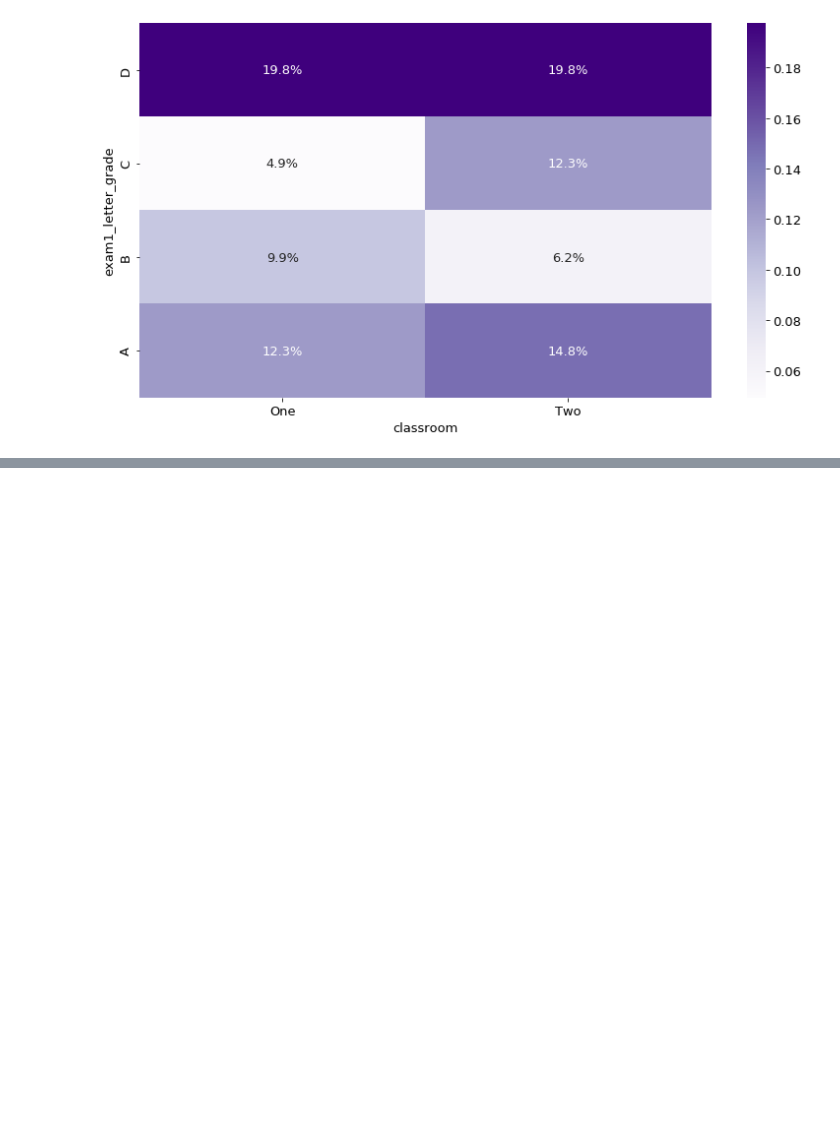
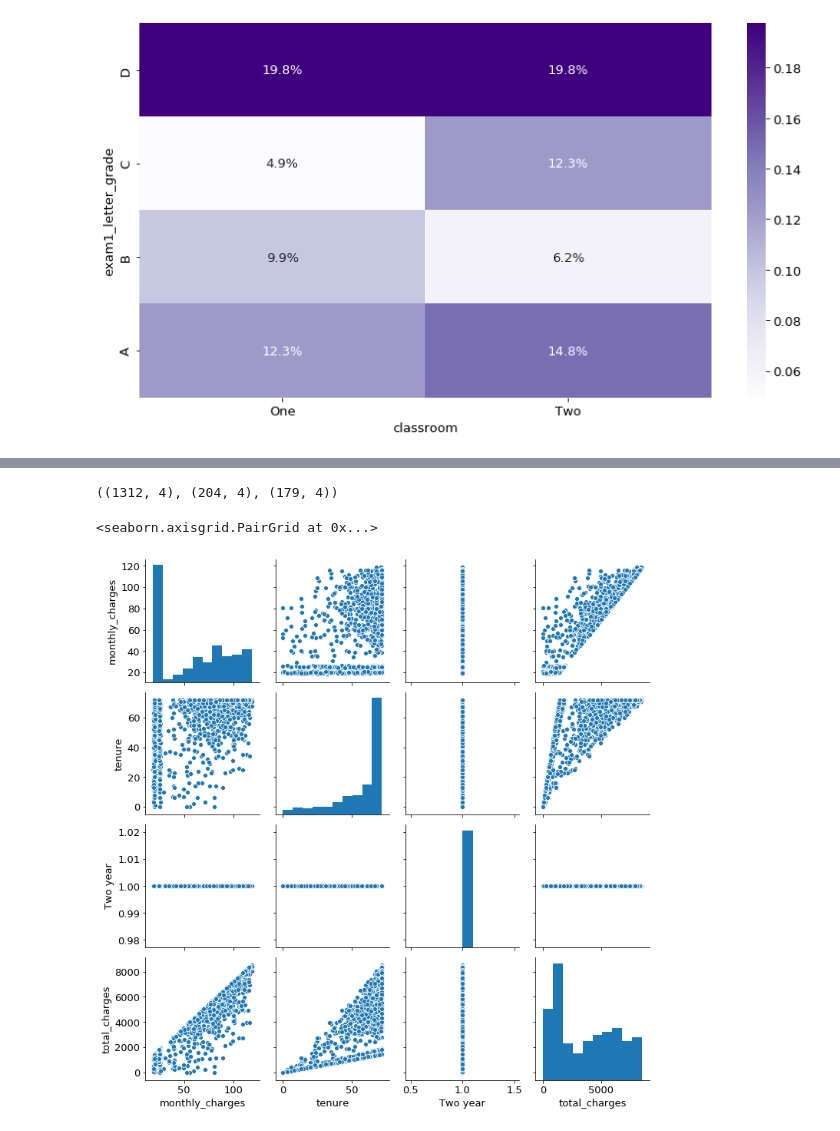
Before and after one commit to matt-c-knight/regression_exercises, a Jupyter notebook: explore.ipynb, the cells around one changed output, grey strips where cells are left out. Cells and saved outputs as stored; diff of their text form; code cells hidden in the pictures; blank space fills up the shorter version.

```diff
--- a/explore.ipynb
+++ b/explore.ipynb
@@ -235,0 +250,2 @@ sns.heatmap(ctab, cmap='Purples', annot=True, fmt='.1%')
+# %%
+df = wrangle.wrangle_telco()
@@ -235,0 +265,12 @@ sns.heatmap(ctab, cmap='Purples', annot=True, fmt='.1%')
+# %%
+train_and_validate, test = train_test_split(df, test_size=.12, random_state=123)
+train, validate = train_test_split(train_and_validate, test_size=.12, random_state=123)
+
+train.shape, test.shape, validate.shape
+# %% [output]
+((1312, 4), (204, 4), (179, 4))
+# %%
+sns.pairplot(train)
+# %% [output]
+<seaborn.axisgrid.PairGrid at 0x...>
+[figure, added]
```
Also changed, not shown: parts of 15 cells of this notebook.
